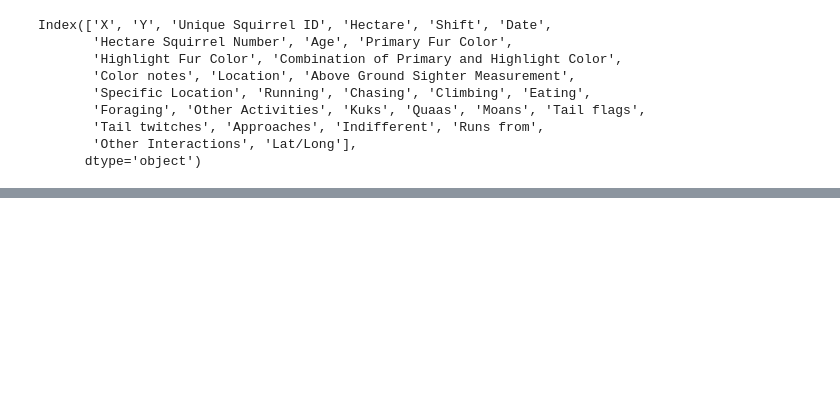
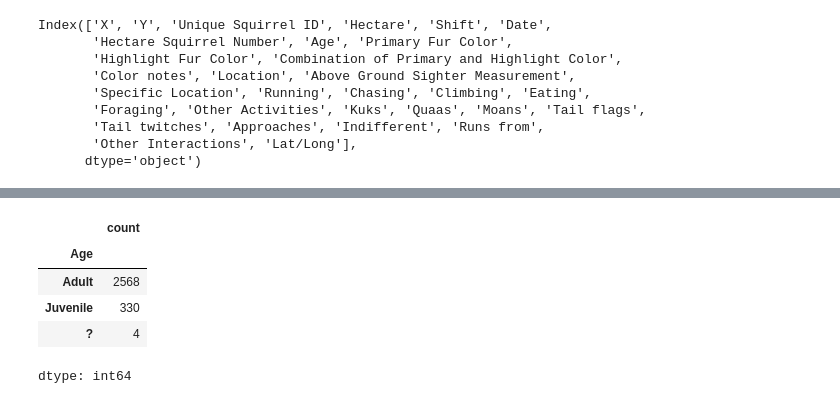
Before and after one commit to remi3333/DSPR_Research_Wildlife, a Jupyter notebook: WildlifeResearch.ipynb, the cells around one changed output, grey strips where cells are left out. Cells and saved outputs as stored; diff of their text form; code cells hidden in the pictures; blank space fills up the shorter version.

```diff
--- a/WildlifeResearch.ipynb
+++ b/WildlifeResearch.ipynb
@@ -56,0 +84,10 @@ Index(['X', 'Y', 'Unique Squirrel ID', 'Hectare', 'Shift', 'Date',
+# %%
+#EXPLORING COLUMNS WITH MOST DATA NON-NULL
+cleaned_squirrel_df['Age'].value_counts()
+# %% [output]
+|  | count |
+| Age |  |
+| Adult | 2568 |
+| Juvenile | 330 |
+| ? | 4 |
+dtype: int64
```
Also changed, not shown: parts of 11 cells of this notebook.
